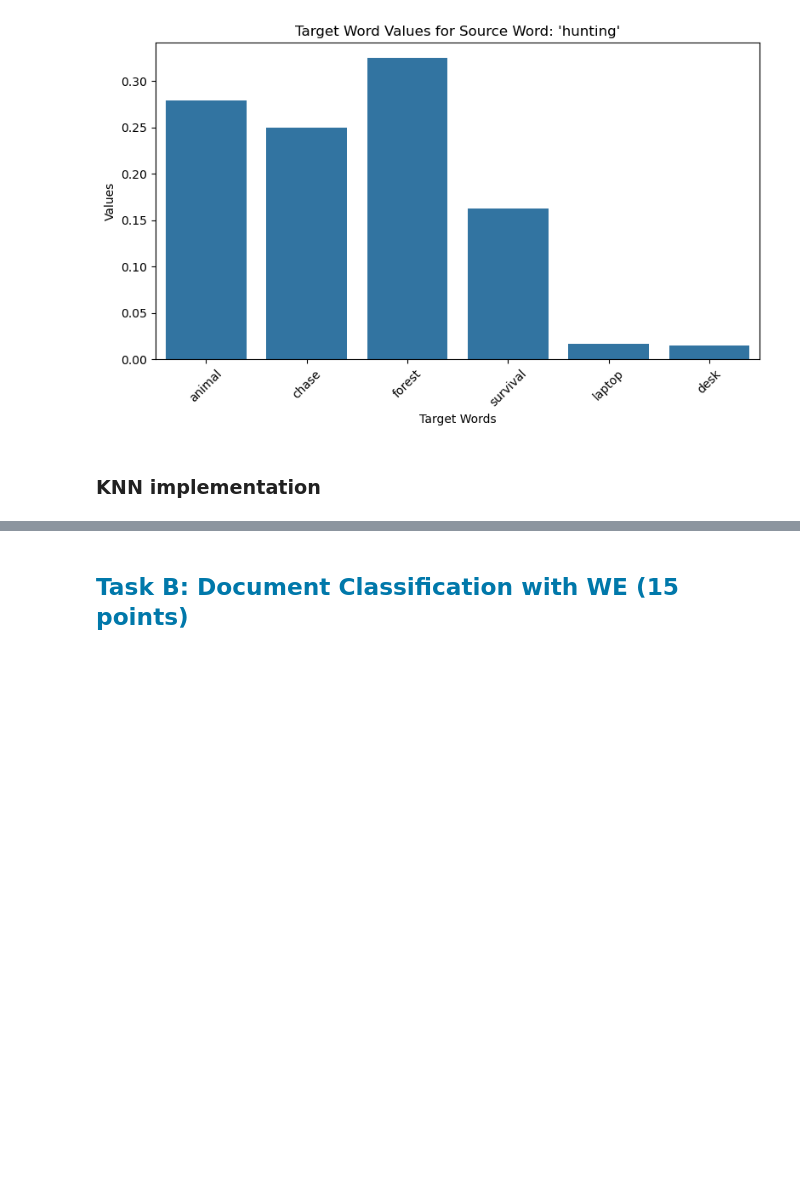
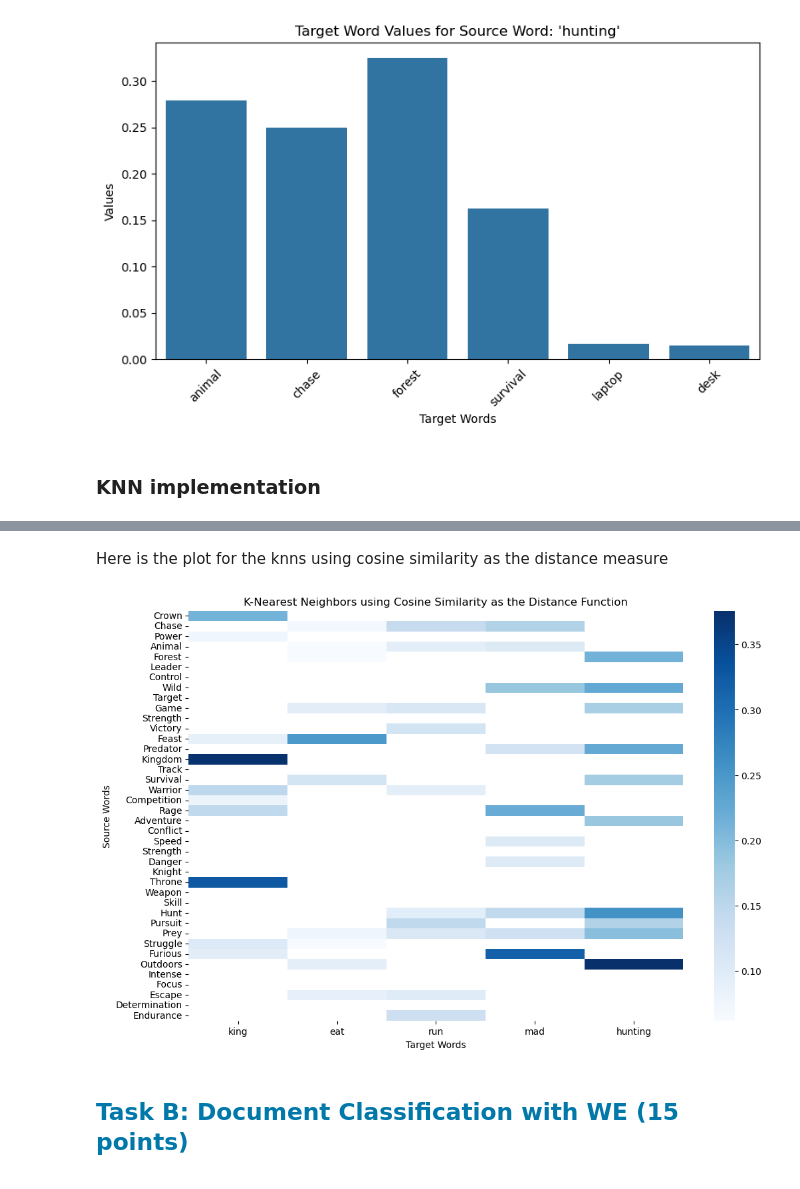
Before and after one commit to Alkhatir/NLP, a Jupyter notebook: Ass2/ISSA.ipynb, the cells around one changed output, grey strips where cells are left out. Saved outputs shown, nothing was run; the diff lists cells and outputs as text; code cells hidden in the pictures; blank space fills up the shorter version.

```diff
--- a/Ass2/ISSA.ipynb
+++ b/Ass2/ISSA.ipynb
@@ -200,8 +200,15 @@ for source_word in df.index:
 # %% [markdown]
 ### KNN implementation
 # %%
-def knn(source_word, set_words, k=3):
+import numpy as np
+
+def dot_product(v1, v2):
+    return np.dot(v1, v2)
+def cosine_similarity(v1, v2):
+    return np.dot(v1, v2) / (np.linalg.norm(v1) * np.linalg.norm(v2))
+
+def knn(source_word, set_words, k=10, distance_fn=cosine_similarity):
     distances = {}
     for target_word in set_words:
-        distances[target_word] = cosine_similarity(model[source_word], model[target_word])
-    return sorted(distances, key=distances.get, reverse=True)[:k], sorted(distances.values())[:k]
+        distances[target_word] = distance_fn(model[source_word], model[target_word])
+    return (np.array(sorted(distances, key=distances.get, reverse=True)[:k]), np.array(sorted(distances.values(), reverse=True)[:k]))
@@ -208,3 +281,22 @@ def knn(source_word, set_words, k=3):
+# %% [markdown]
+Here is the plot for the knns using cosine similarity as the distance measure
+# %%
+knn_cosine = pd.DataFrame(columns=target_words, index=source_words)
+for source_word in source_words:
+    neighbors, similarities = knn(source_word, target_words, k=10, distance_fn=cosine_similarity)
+    for target_word, similarity in zip(neighbors, similarities):
+        knn_cosine.loc[source_word][target_word] = similarity
+knn_cosine = knn_cosine.astype(np.float64)
+
+
+plt.figure(figsize=(12, 8))
+sns.heatmap(knn_cosine.T, annot=False, cmap="Blues", fmt=".3f", cbar=True)
+plt.title("K-Nearest Neighbors using Cosine Similarity as the Distance Function")
+plt.xlabel("Target Words")
+plt.ylabel("Source Words")
+plt.show()
+# %% [output]
+[figure, added]
 # %% [markdown]
 <a name="section-taskB"></a><h2 style="color:rgb(0,120,170)">Task B: Document Classification with WE (15 points)</h2>
 # %% [markdown]
```
Also changed, not shown: parts of 5 cells of this notebook.
